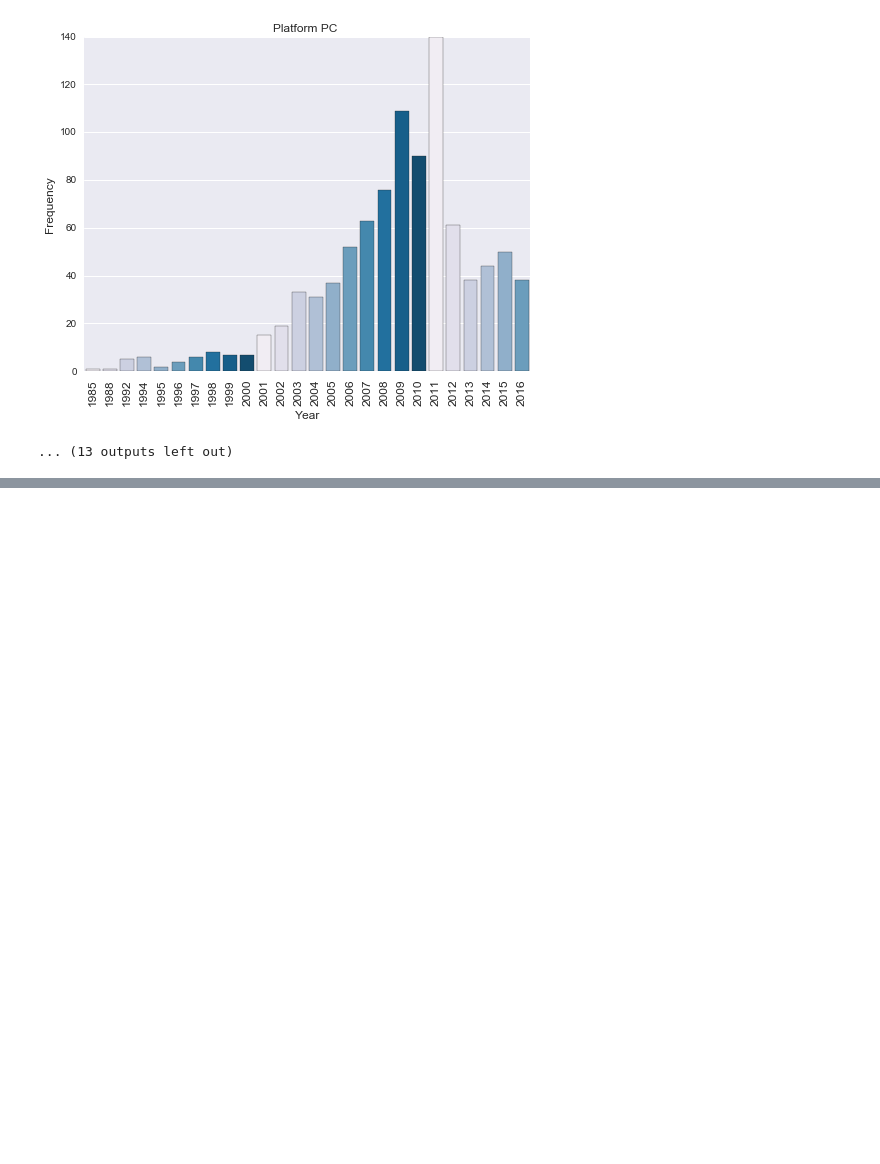
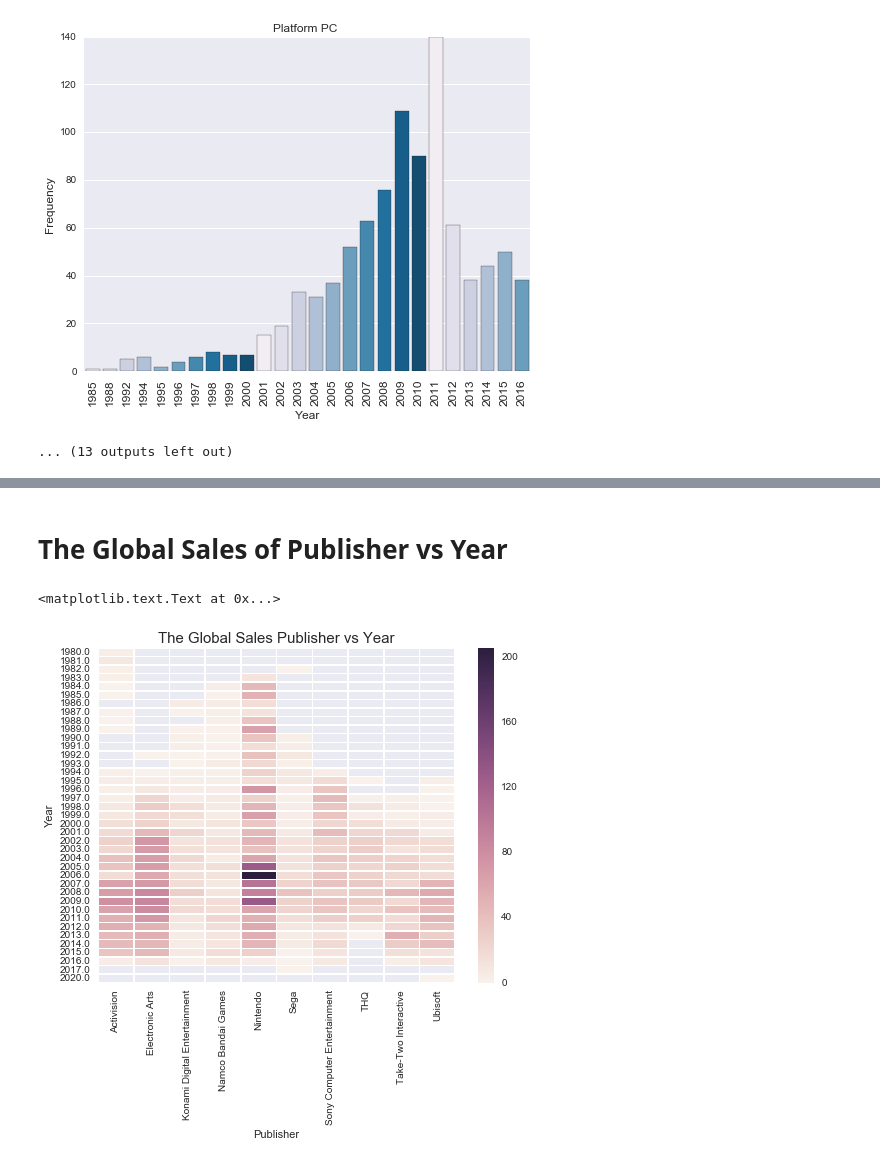
Before and after one commit to xingobar/visualization, a Jupyter notebook: video game sale.ipynb, the cells around one changed output, grey strips where cells are left out. Cells and saved outputs as stored; diff of their text form; code cells hidden in the pictures; blank space fills up the shorter version.

```diff
--- a/video game sale.ipynb
+++ b/video game sale.ipynb
@@ -247,0 +263,16 @@ for idx in range(len(platform_year_index)):
+# %% [markdown]
+# The Global Sales of Publisher vs Year
+# %%
+publisher_year = df.groupby(['Publisher'])['Global_Sales'].sum()
+publisher_year = publisher_year.sort_values(ascending=False)[:10]
+
+table_count = pd.pivot_table(data =  df[df['Publisher'].isin(publisher_year.index)],
+                             columns=['Publisher'],index=['Year'],
+                             values=['Global_Sales'],aggfunc='sum')
+
+fig,ax = plt.subplots(figsize=(8,6))
+sns.heatmap(table_count['Global_Sales'],annot=False,ax=ax,vmin=0,linewidth=.5)
+plt.title('The Global Sales Publisher vs Year',fontsize=15)
+# %% [output]
+<matplotlib.text.Text at 0x...>
+[figure, added]
```
Also changed, not shown: parts of 2 cells of this notebook.
